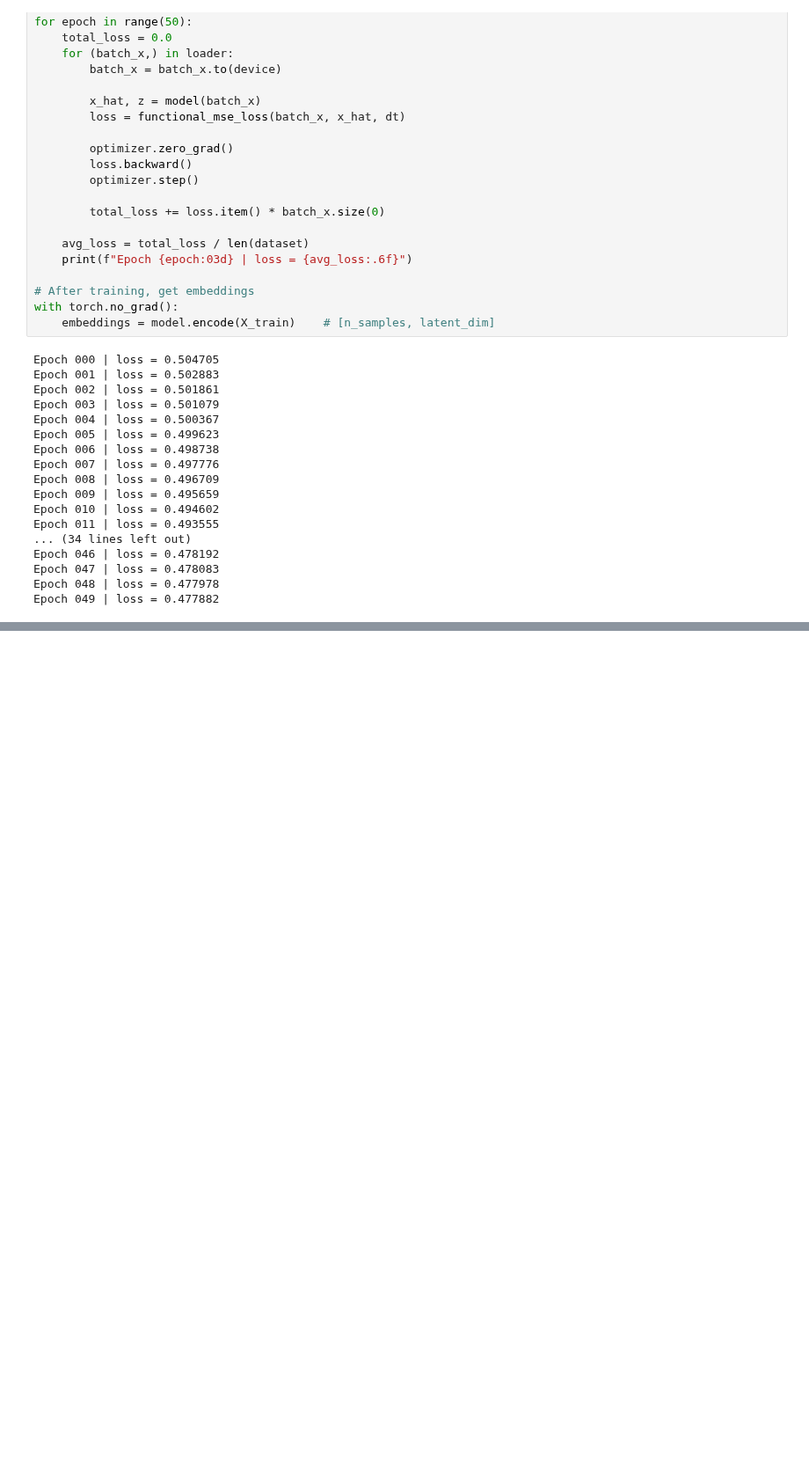
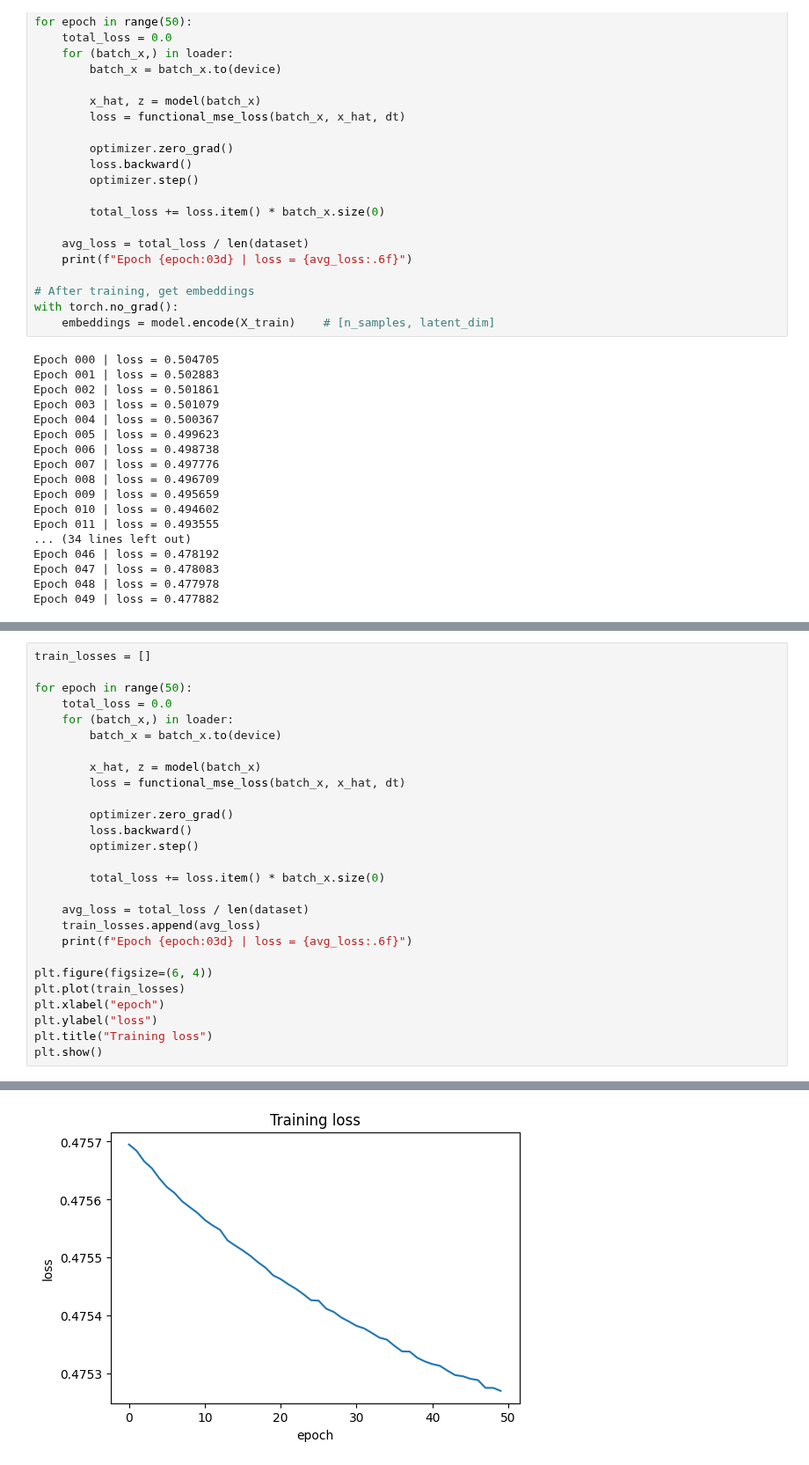
Before and after one commit to mobinapourmoshir/Functional-Autoencoder, a Jupyter notebook: Functional Autoencoder (FAE) - 2021.ipynb, the cells around one changed output, grey strips where cells are left out. Shown at 88% size. Cells and saved outputs as stored; diff of their text form; blank space fills up the shorter version.

```diff
--- a/Functional Autoencoder (FAE) - 2021.ipynb
+++ b/Functional Autoencoder (FAE) - 2021.ipynb
@@ -248,0 +281,28 @@ Epoch 049 | loss = 0.477882
+# %%
+train_losses = []
+
+for epoch in range(50):
+    total_loss = 0.0
+    for (batch_x,) in loader:
+        batch_x = batch_x.to(device)
+
+        x_hat, z = model(batch_x)
+        loss = functional_mse_loss(batch_x, x_hat, dt)
+
+        optimizer.zero_grad()
+        loss.backward()
+        optimizer.step()
+
+        total_loss += loss.item() * batch_x.size(0)
+
+    avg_loss = total_loss / len(dataset)
+    train_losses.append(avg_loss)
+    print(f"Epoch {epoch:03d} | loss = {avg_loss:.6f}")
+
+plt.figure(figsize=(6, 4))
+plt.plot(train_losses)
+plt.xlabel("epoch")
+plt.ylabel("loss")
+plt.title("Training loss")
+plt.show()
+# %% [output]
@@ -248,0 +326 @@ Epoch 049 | loss = 0.477882
+[figure, added]
```
Also changed, not shown: parts of 3 cells of this notebook.
